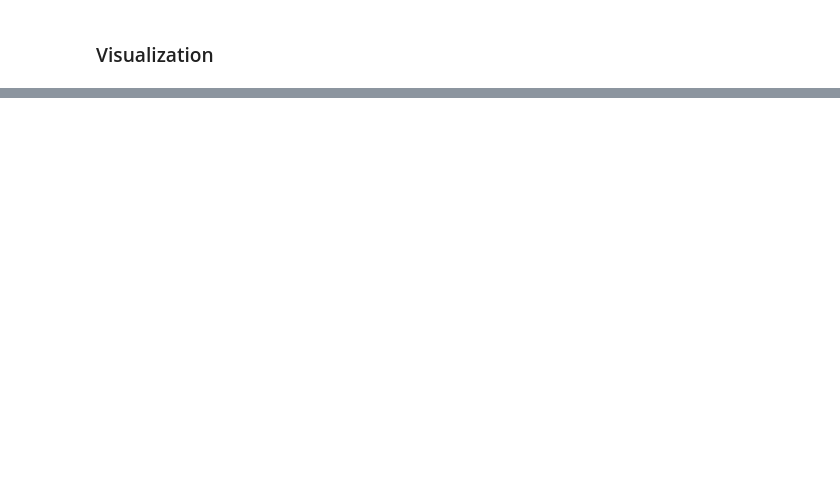
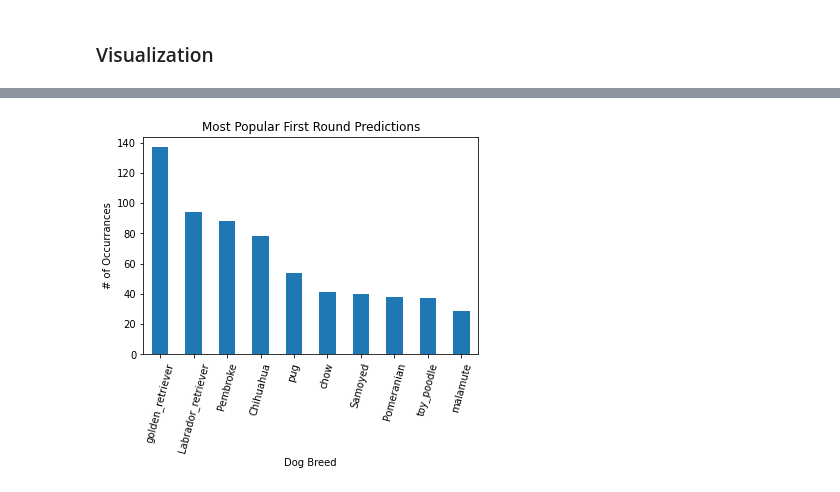
Before and after one commit to jonah-m/Twitter-Data-Cleaning-Project, a Jupyter notebook: wrangle_act.ipynb, the cells around one changed output, grey strips where cells are left out. Drawn from its saved outputs; the diff is of its cells as text; code cells hidden in the pictures; blank space fills up the shorter version.

Commit message:
Created some visualizations

```diff
--- a/wrangle_act.ipynb
+++ b/wrangle_act.ipynb
@@ -751,2 +790,10 @@ In this section, analyze and visualize your wrangled data. You must produce at l
 # %% [markdown]
 ### Visualization
+# %%
+first_prediction = df_master_copy['first_prediction'].value_counts()
+second_prediction = df_master_copy['second_prediction'].value_counts()
+third_prediction = df_master_copy['third_prediction'].value_counts()
+# %%
+top_first_predictions = first_prediction.nlargest(10)
+top_second_predictions = second_prediction.nlargest(10)
+top_third_prediction = third_prediction.nlargest(10)
@@ -752,0 +814,7 @@ In this section, analyze and visualize your wrangled data. You must produce at l
+# %%
+from matplotlib import pyplot as plt
+top_first_predictions.plot(kind = 'bar', title= 'Most Popular First Round Predictions', xlabel= 'Dog Breed', ylabel= '# of Occurrances')
+plt.xticks(rotation = 75)
+plt.show()
+# %% [output]
+[figure, added]
```
Also changed, not shown: parts of 8 cells of this notebook.
